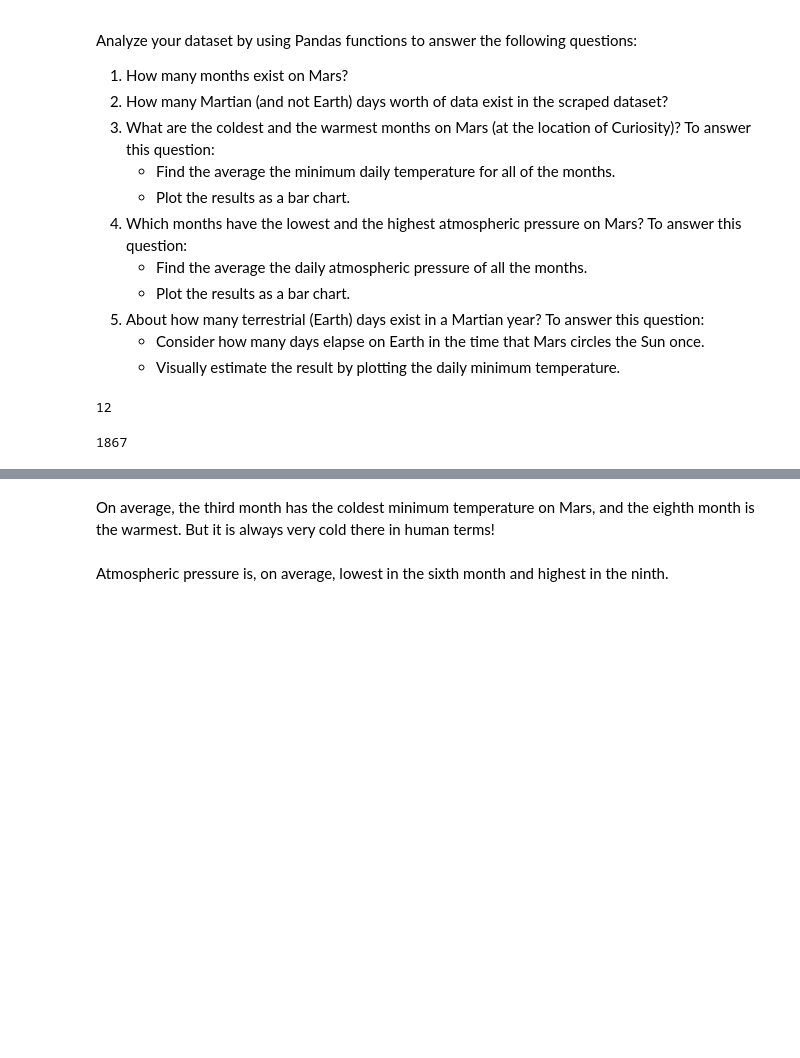
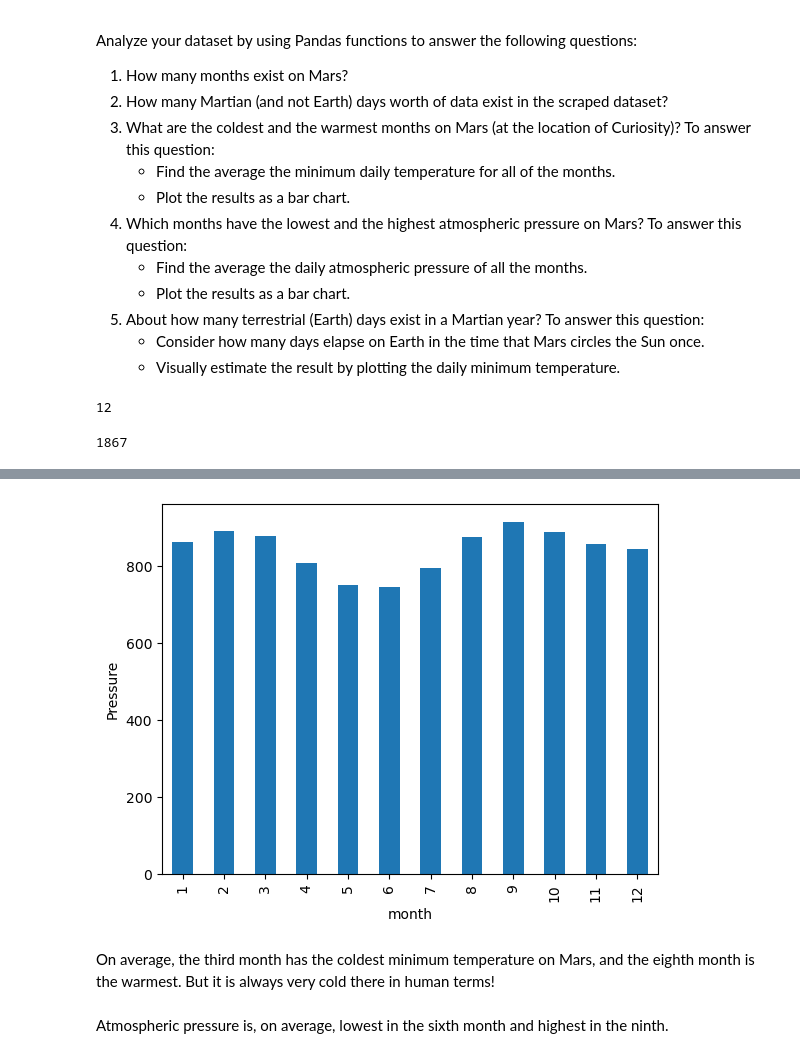
Before and after one commit to ajmonte0920/11_da_jul2024_hw_11_web-scrapping-data-analysis, a Jupyter notebook: submission/part_2_mars_weather_ajm.ipynb, the cells around one changed output, grey strips where cells are left out. Drawn from its saved outputs; the diff is of its cells as text; code cells hidden in the pictures; blank space fills up the shorter version.

```diff
--- a/submission/part_2_mars_weather_ajm.ipynb
+++ b/submission/part_2_mars_weather_ajm.ipynb
@@ -203,2 +230,4 @@ df["sol"].count()
 # %%
 # 4. Average pressure by Martian month
+min_press_by_month = df.groupby("month")["pressure"].mean()
+print(min_press_by_month)
@@ -205,5 +249,10 @@ df["sol"].count()
 # %%
 # Plot the average pressure by month
+min_press_by_month.plot(kind="bar")
+plt.ylabel("Pressure")
+plt.show()
+# %% [output]
+[figure, added]
 # %%
 # 5. How many terrestrial (earth) days are there in a Martian year?
 # %% [markdown]
```
Also changed, not shown: parts of 5 cells of this notebook.
